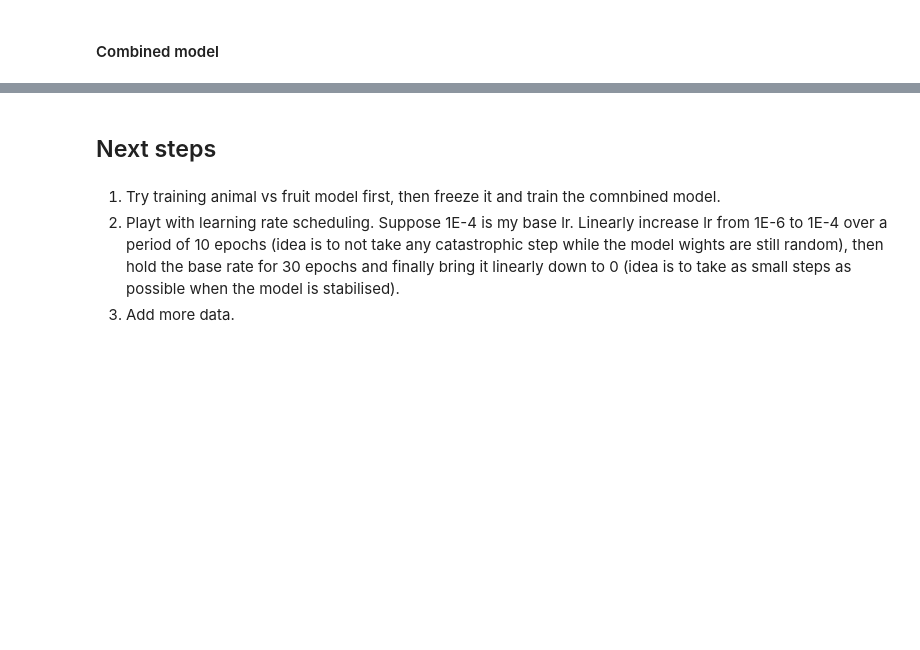
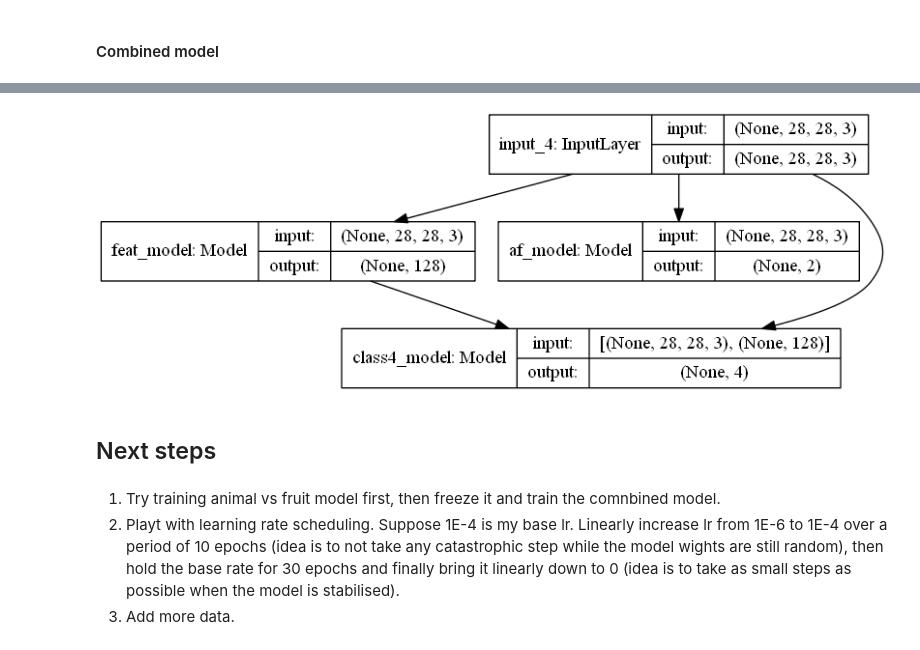
Before and after one commit to sourabhXIII/hierarchical-classification, a Jupyter notebook: hierarchical_classification.ipynb, the cells around one changed output, grey strips where cells are left out. Cells and saved outputs as stored; diff of their text form; code cells hidden in the pictures; blank space fills up the shorter version.

```diff
--- a/hierarchical_classification.ipynb
+++ b/hierarchical_classification.ipynb
@@ -374,3 +413,8 @@ plot_model_perf(history)
+# %%
+from IPython.display import Image
+Image('comb_model_plot.png')
+# %% [output]
+[figure, added]
 # %% [markdown]
 ## Next steps
 # %% [markdown]
```
Also changed, not shown: parts of 12 cells of this notebook, 4 other files.
